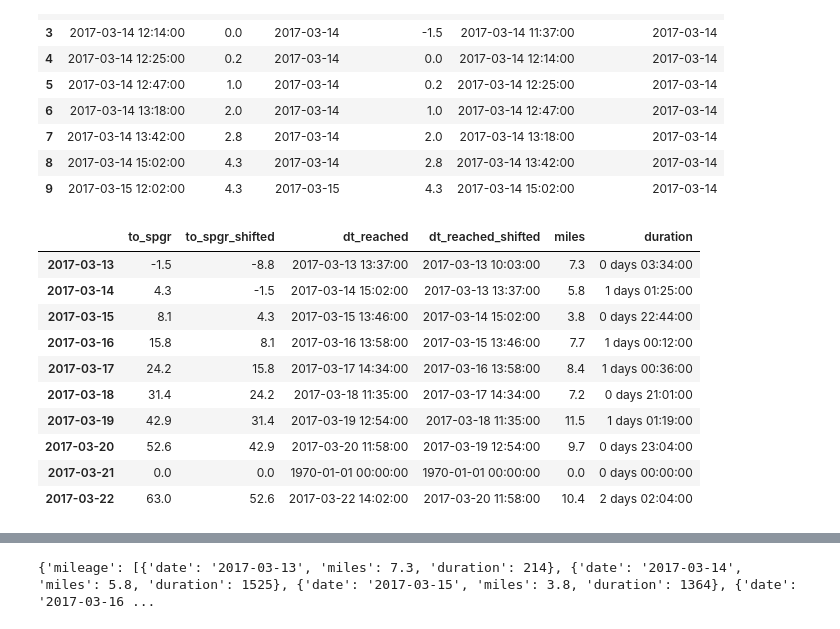
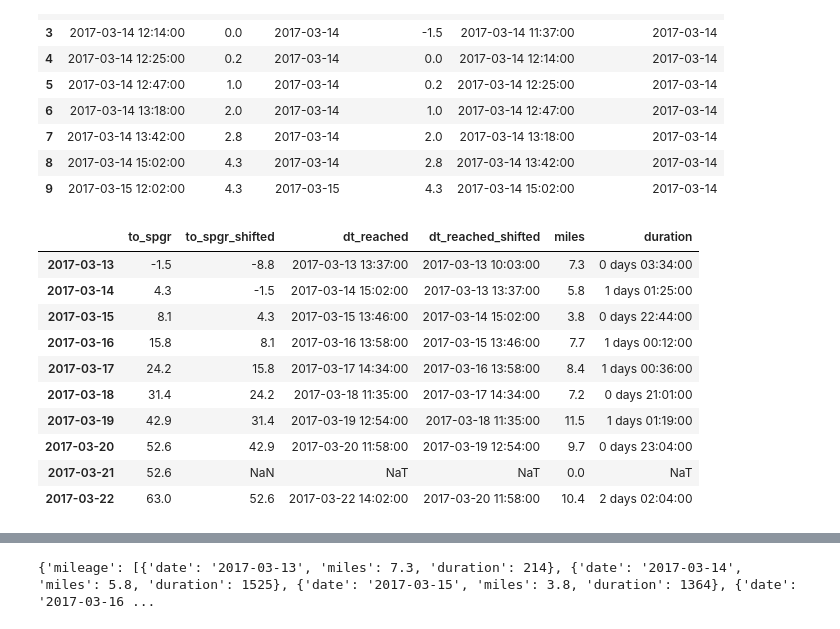
Before and after one commit to dnldxn/lostwithdan, a Jupyter notebook: _notebooks/predict.ipynb, the cells around one changed output, grey strips where cells are left out. Saved outputs shown, nothing was run; the diff lists cells and outputs as text; code cells hidden in the pictures.

```diff
--- a/_notebooks/predict.ipynb
+++ b/_notebooks/predict.ipynb
@@ -110,27 +123,29 @@ completed.head(10)
 # %%
 # Group by day
 f = {constants.TO_SPRINGER_COL: 'last', 'to_spgr_shifted': 'first', constants.DATE_COL: 'last', constants.DATE_COL + '_shifted': 'first'}
 miles_per_day = completed.groupby(constants.DATE_COL+'_dt').agg(f)
 miles_per_day['miles'] = miles_per_day[constants.TO_SPRINGER_COL] - miles_per_day[constants.TO_SPRINGER_COL + '_shifted']
 miles_per_day['duration'] = miles_per_day[constants.DATE_COL] - miles_per_day[constants.DATE_COL + '_shifted']
 
 # Fill missing dates with zero miles
 miles_per_day.index = pd.DatetimeIndex(miles_per_day.index)
 start = miles_per_day.index[0]
 end = miles_per_day.index[-1]
 idx = pd.date_range(start, end)
-miles_per_day = miles_per_day.reindex(idx, fill_value=0)
+miles_per_day = miles_per_day.reindex(idx, fill_value=None)
+miles_per_day['miles'] = miles_per_day['miles'].fillna(0.0)
+miles_per_day['to_spgr'] = miles_per_day['to_spgr'].fillna(method='ffill')
 
 miles_per_day.head(10)
 # %% [output]
 |  | to_spgr | to_spgr_shifted | dt_reached | dt_reached_shifted | miles | duration |
 | 2017-03-13 | -1.5 | -8.8 | 2017-03-13 13:37:00 | 2017-03-13 10:03:00 | 7.3 | 0 days 03:34:00 |
 | 2017-03-14 | 4.3 | -1.5 | 2017-03-14 15:02:00 | 2017-03-13 13:37:00 | 5.8 | 1 days 01:25:00 |
 | 2017-03-15 | 8.1 | 4.3 | 2017-03-15 13:46:00 | 2017-03-14 15:02:00 | 3.8 | 0 days 22:44:00 |
 | 2017-03-16 | 15.8 | 8.1 | 2017-03-16 13:58:00 | 2017-03-15 13:46:00 | 7.7 | 1 days 00:12:00 |
 | 2017-03-17 | 24.2 | 15.8 | 2017-03-17 14:34:00 | 2017-03-16 13:58:00 | 8.4 | 1 days 00:36:00 |
 | 2017-03-18 | 31.4 | 24.2 | 2017-03-18 11:35:00 | 2017-03-17 14:34:00 | 7.2 | 0 days 21:01:00 |
 | 2017-03-19 | 42.9 | 31.4 | 2017-03-19 12:54:00 | 2017-03-18 11:35:00 | 11.5 | 1 days 01:19:00 |
 | 2017-03-20 | 52.6 | 42.9 | 2017-03-20 11:58:00 | 2017-03-19 12:54:00 | 9.7 | 0 days 23:04:00 |
-| 2017-03-21 | 0.0 | 0.0 | 1970-01-01 00:00:00 | 1970-01-01 00:00:00 | 0.0 | 0 days 00:00:00 |
+| 2017-03-21 | 52.6 | NaN | NaT | NaT | 0.0 | NaT |
 | 2017-03-22 | 63.0 | 52.6 | 2017-03-22 14:02:00 | 2017-03-20 11:58:00 | 10.4 | 2 days 02:04:00 |
```
Also changed, not shown: parts of 5 cells of this notebook, 1 other file.
